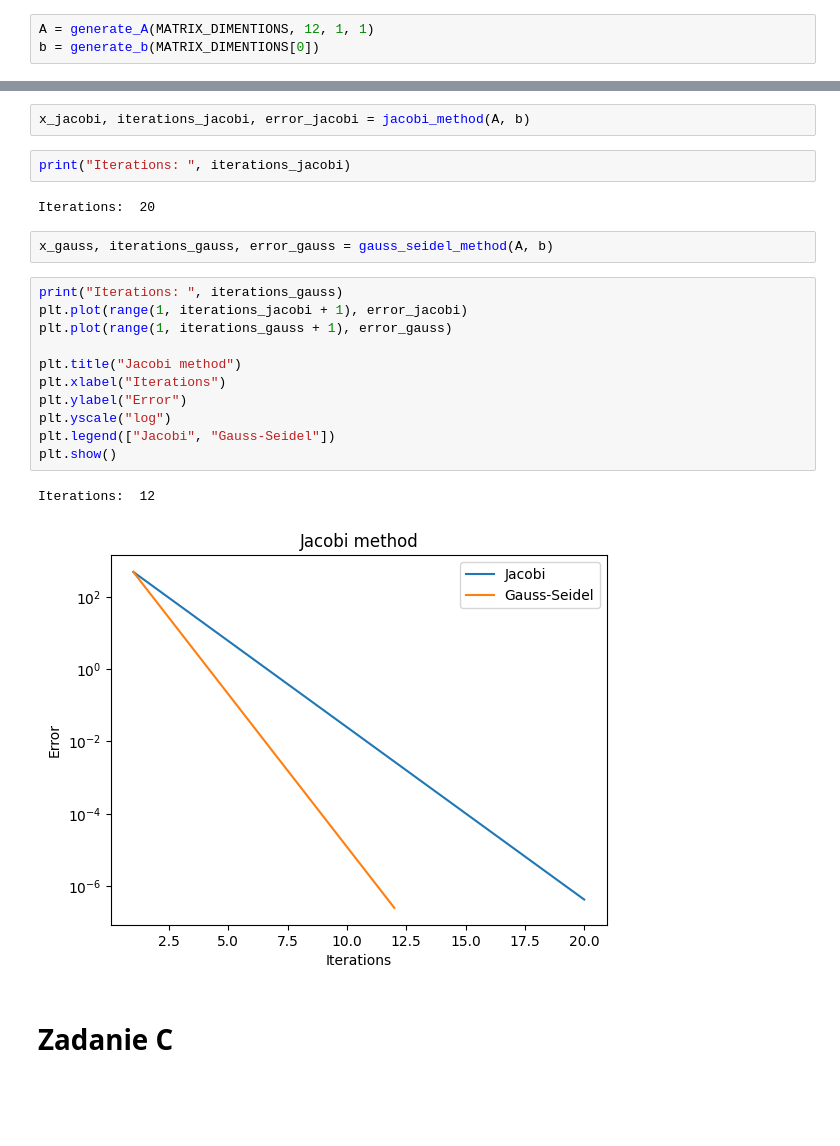
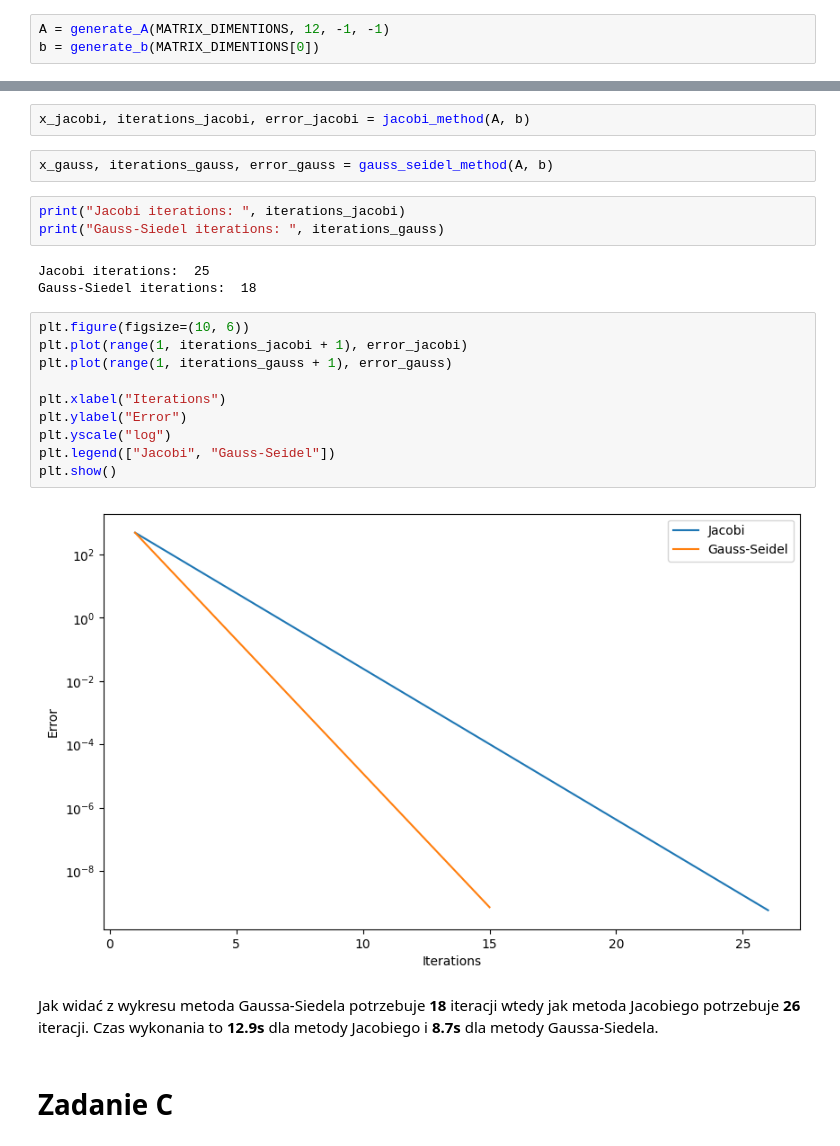
Before and after one commit to zakh-d/linear-system-solver, a Jupyter notebook: notebook.ipynb, the cells around one changed output, grey strips where cells are left out. Cells and saved outputs as stored; diff of their text form; blank space fills up the shorter version.

```diff
--- a/notebook.ipynb
+++ b/notebook.ipynb
@@ -8,32 +8,34 @@ from algorithms import jacobi_method, gauss_seidel_method
 # %%
 MATRIX_DIMENTIONS = (939, 939)
 # %%
-A = generate_A(MATRIX_DIMENTIONS, 12, 1, 1)
+A = generate_A(MATRIX_DIMENTIONS, 12, -1, -1)
 b = generate_b(MATRIX_DIMENTIONS[0])
 # %% [markdown]
 # Zadanie B
 # %%
 x_jacobi, iterations_jacobi, error_jacobi = jacobi_method(A, b)
-# %%
-print("Iterations: ", iterations_jacobi)
-# %% [output]
-Iterations:  20
 # %%
 x_gauss, iterations_gauss, error_gauss = gauss_seidel_method(A, b)
+# %%
+print("Jacobi iterations: ", iterations_jacobi)
+print("Gauss-Siedel iterations: ", iterations_gauss)
+# %% [output]
+Jacobi iterations:  25
+Gauss-Siedel iterations:  18
 # %%
-print("Iterations: ", iterations_gauss)
+plt.figure(figsize=(10, 6))
 plt.plot(range(1, iterations_jacobi + 1), error_jacobi)
 plt.plot(range(1, iterations_gauss + 1), error_gauss)
 
-plt.title("Jacobi method")
 plt.xlabel("Iterations")
 plt.ylabel("Error")
 plt.yscale("log")
 plt.legend(["Jacobi", "Gauss-Seidel"])
 plt.show()
 # %% [output]
-Iterations:  12
-[figure, old version]
+[figure, new version]
+# %% [markdown]
+Jak widać z wykresu metoda Gaussa-Siedela potrzebuje **18** iteracji wtedy jak metoda Jacobiego potrzebuje **26** iteracji. Czas wykonania to **12.9s** dla metody Jacobiego i **8.7s** dla metody Gaussa-Siedela.
 # %% [markdown]
 # Zadanie C
 # %%
```
Also changed, not shown: parts of 13 cells of this notebook, 5 other files.
